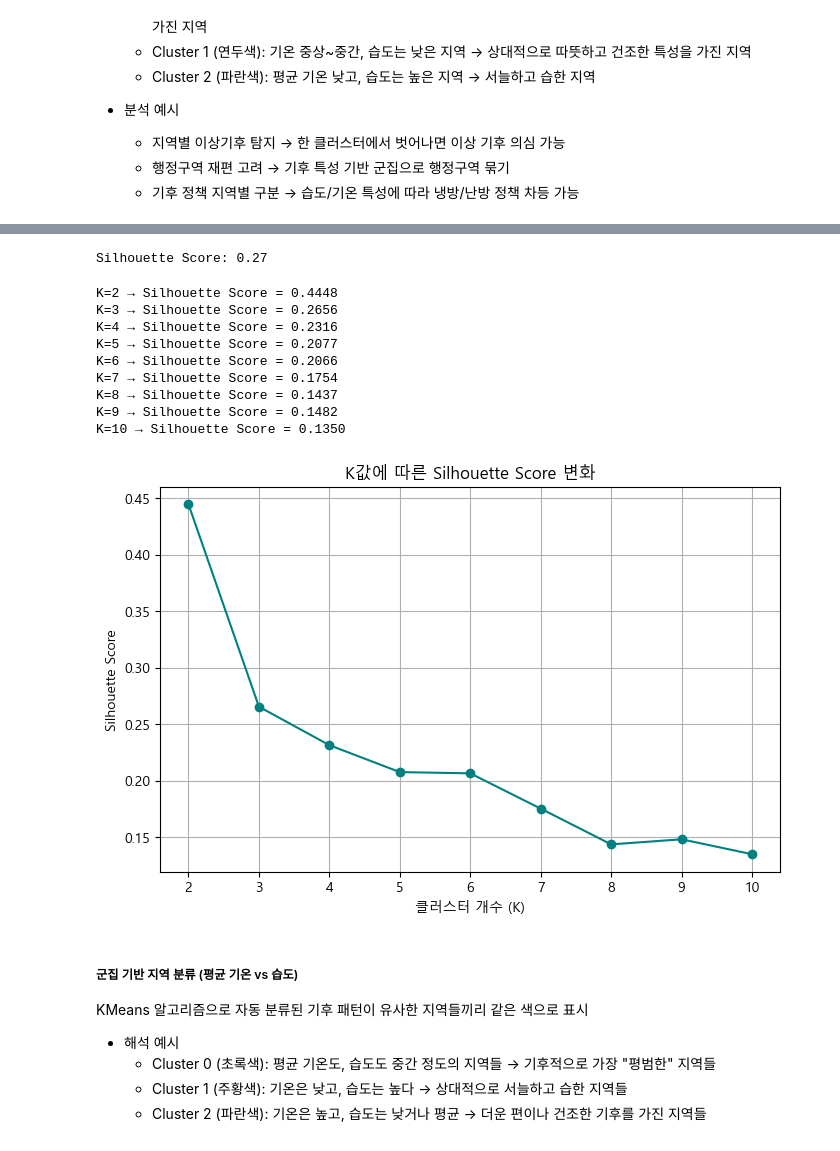
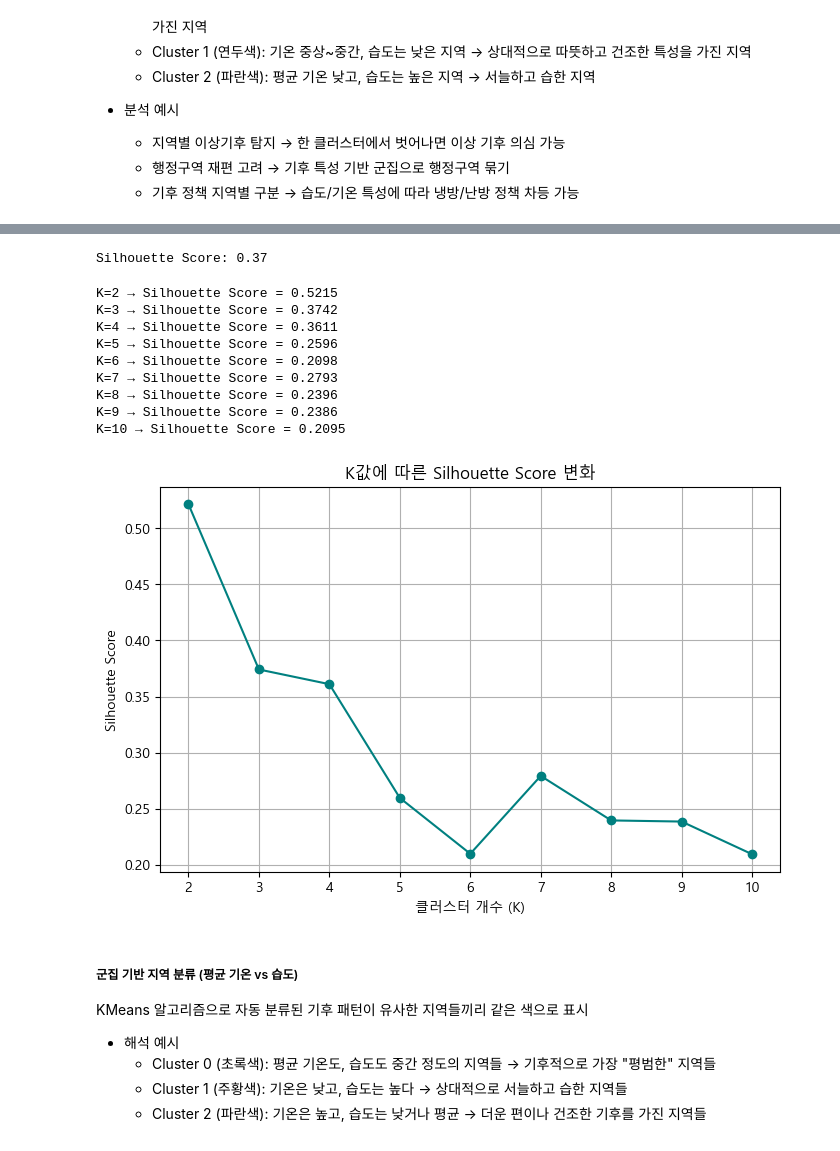
Before and after one commit to Encore-SKN-17/ML_MINI_4TEAM, a Jupyter notebook: weather_clustering/weather_clustering_kmean.ipynb, the cells around one changed output, grey strips where cells are left out. Drawn from its saved outputs; the diff is of its cells as text; code cells hidden in the pictures.

```diff
--- a/weather_clustering/weather_clustering_kmean.ipynb
+++ b/weather_clustering/weather_clustering_kmean.ipynb
@@ -160,9 +160,14 @@ grouped = df_filtered.groupby(['지역'])[agg_features].mean().reset_index()
 scaler = StandardScaler()
 X_scaled = scaler.fit_transform(grouped[agg_features])
 
+# 4-1. PCA
+from sklearn.decomposition import PCA
+pca = PCA(n_components=3)
+X_scaled_pca = pca.fit_transform(X_scaled)
+
 # 5. 군집 모델 학습 (K=3 가정)
 kmeans = KMeans(n_clusters=3, random_state=42)
-grouped['Cluster'] = kmeans.fit_predict(X_scaled)
+grouped['Cluster'] = kmeans.fit_predict(X_scaled_pca)
 
 # 6. 시각화 (예: 평균 기온 vs 습도)
 plt.figure(figsize=(8,6))
@@ -189,5 +194,30 @@ plt.title("지역별 기후 클러스터링 결과")
 plt.legend(bbox_to_anchor=(1.05, 1), loc='upper left', borderaxespad=0.)
 plt.grid(True)
 plt.show()
+
+# 7-2. 시각화 ② 기온 범위 vs 습도 대비 강수량
+plt.figure(figsize=(8, 6))
+sns.scatterplot(
+    data=grouped,
+    x='기온 범위',
+    y='습도 대비 강수량',
+    hue='Cluster',
+    style='지역',
+    palette='Set2',
+    s=100
+)
+
+for i in range(len(grouped)):
+    plt.text(
+        grouped['기온 범위'][i] + 0.05,
+        grouped['습도 대비 강수량'][i],
+        grouped['지역'][i],
+        fontsize=9
+    )
+
+plt.title("지역별 기후 클러스터링 (기온 범위 vs 습도 대비 강수량)")
+plt.legend(bbox_to_anchor=(1.05, 1), loc='upper left', borderaxespad=0.)
+plt.grid(True)
+plt.show()
 # %% [output]
 [figure]
@@ -194,43 +225,43 @@ plt.show()
 # %%
 from sklearn.metrics import silhouette_score
 
-silhouette_avg = silhouette_score(X_scaled, kmeans.labels_)
+silhouette_avg = silhouette_score(X_scaled_pca, kmeans.labels_)
 print(f'Silhouette Score: {silhouette_avg:.2f}')
 # %% [output]
-Silhouette Score: 0.27
+Silhouette Score: 0.37
 # %%
 # k값 후보 범위
 k_range = range(2, 11)
 
 silhouette_scores = []
 for k in k_range:
     kmeans = KMeans(n_clusters=k, random_state=42)
-    labels = kmeans.fit_predict(X_scaled)
-    score = silhouette_score(X_scaled, labels)
+    labels = kmeans.fit_predict(X_scaled_pca)
+    score = silhouette_score(X_scaled_pca, labels)
     silhouette_scores.append(score)
     print(f'K={k} → Silhouette Score = {score:.4f}')
 
 
 # 시각화
 plt.figure(figsize=(8, 5))
 plt.plot(k_range, silhouette_scores, marker='o', linestyle='-', color='teal')
 plt.xticks(k_range)
 plt.xlabel('클러스터 개수 (K)')
 plt.ylabel('Silhouette Score')
 plt.title('K값에 따른 Silhouette Score 변화')
 plt.grid(True)
 plt.show()
 # %% [output]
-K=2 → Silhouette Score = 0.4448
-K=3 → Silhouette Score = 0.2656
-K=4 → Silhouette Score = 0.2316
-K=5 → Silhouette Score = 0.2077
-K=6 → Silhouette Score = 0.2066
-K=7 → Silhouette Score = 0.1754
-K=8 → Silhouette Score = 0.1437
-K=9 → Silhouette Score = 0.1482
-K=10 → Silhouette Score = 0.1350
+K=2 → Silhouette Score = 0.5215
+K=3 → Silhouette Score = 0.3742
+K=4 → Silhouette Score = 0.3611
+K=5 → Silhouette Score = 0.2596
+K=6 → Silhouette Score = 0.2098
+K=7 → Silhouette Score = 0.2793
+K=8 → Silhouette Score = 0.2396
+K=9 → Silhouette Score = 0.2386
+K=10 → Silhouette Score = 0.2095
-[figure, old version]
+[figure, new version]
 # %% [markdown]
 ##### 군집 기반 지역 분류 (평균 기온 vs 습도)
 KMeans 알고리즘으로 자동 분류된 기후 패턴이 유사한 지역들끼리 같은 색으로 표시
```
Also changed, not shown: parts of 1 cell of this notebook.
